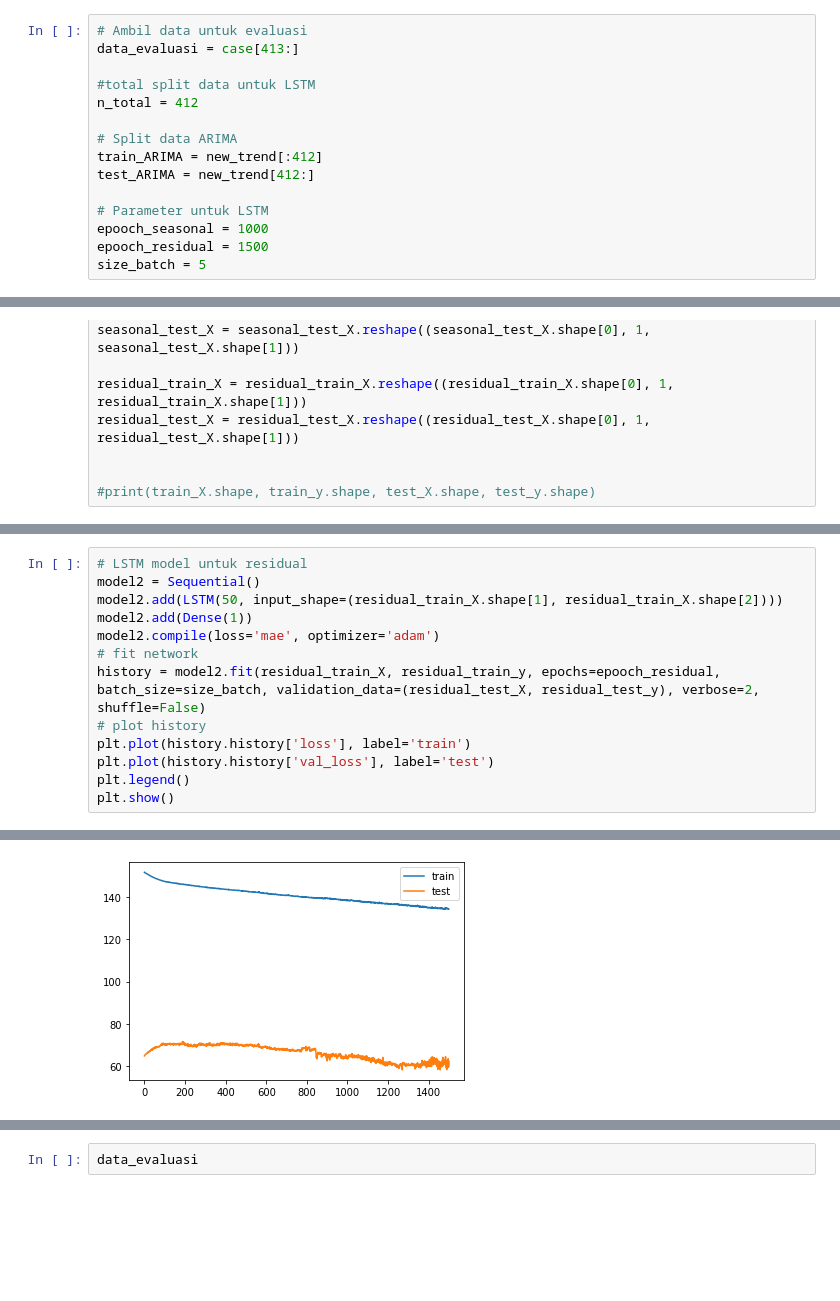
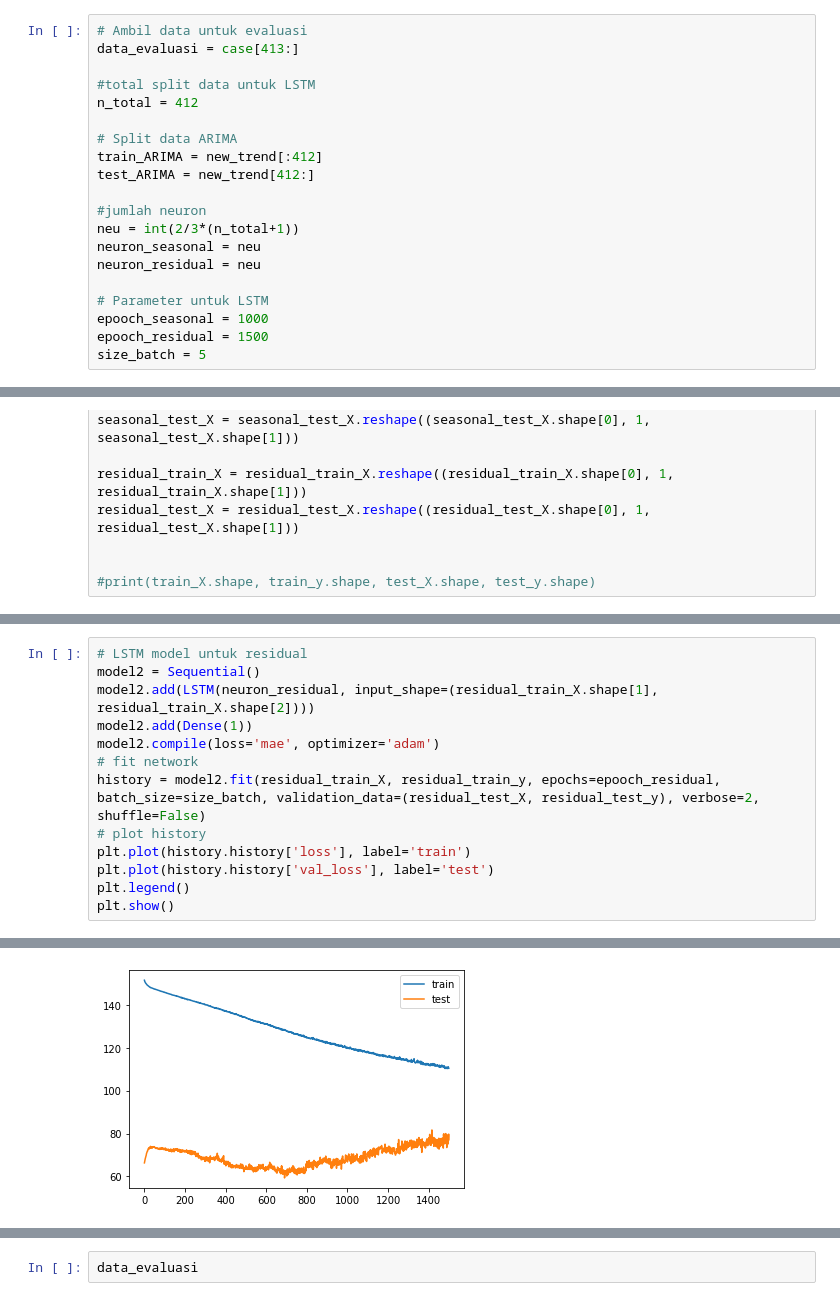
Before and after one commit to ardianzzz666/thesis, a Jupyter notebook: Multi Method + Seasonal Decomposition.ipynb, the cells around one changed output, grey strips where cells are left out. Saved outputs shown, nothing was run; the diff lists cells and outputs as text; blank space fills up the shorter version.

```diff
--- a/Multi Method + Seasonal Decomposition.ipynb
+++ b/Multi Method + Seasonal Decomposition.ipynb
@@ -120,6 +120,11 @@ n_total = 412
 train_ARIMA = new_trend[:412]
 test_ARIMA = new_trend[412:]
 
+#jumlah neuron
+neu = int(2/3*(n_total+1))
+neuron_seasonal = neu
+neuron_residual = neu
+
 # Parameter untuk LSTM
 epooch_seasonal = 1000
 epooch_residual = 1500
@@ -257,7 +262,7 @@ array([[ -29.283216 ],
 # %%
 # LSTM model untuk residual
 model2 = Sequential()
-model2.add(LSTM(50, input_shape=(residual_train_X.shape[1], residual_train_X.shape[2])))
+model2.add(LSTM(neuron_residual, input_shape=(residual_train_X.shape[1], residual_train_X.shape[2])))
 model2.add(Dense(1))
 model2.compile(loss='mae', optimizer='adam')
 # fit network
@@ -288,4 +293,4 @@ Epoch 1500/1500
-[figure, old version]
+[figure, new version]
 # %%
 # make a prediction
 yhat_residual = model2.predict(residual_test_X)
```
Also changed, not shown: parts of 10 cells of this notebook.
